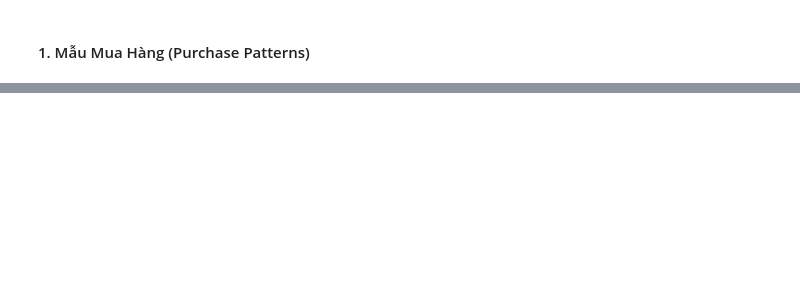
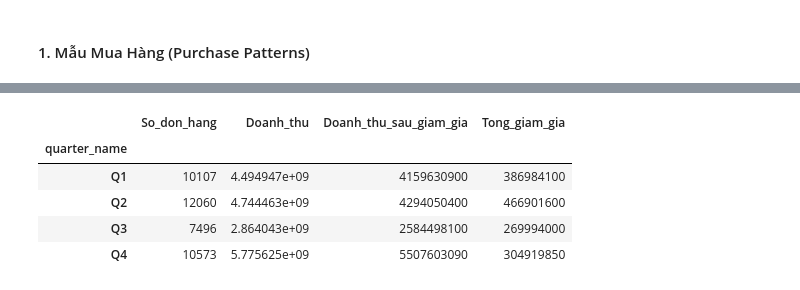
Before and after one commit to LeVanDuy26/Winner_Group_Analytics, a Jupyter notebook: 4.EDA_Gold/2_Customer_Metrics.ipynb, the cells around one changed output, grey strips where cells are left out. Saved outputs shown, nothing was run; the diff lists cells and outputs as text; code cells hidden in the pictures; blank space fills up the shorter version.

```diff
--- a/4.EDA_Gold/2_Customer_Metrics.ipynb
+++ b/4.EDA_Gold/2_Customer_Metrics.ipynb
@@ -414,0 +458,17 @@ orders_patterns = prepare_purchase_patterns_data()
+# %%
+Doanh_thu_theo_quy = df_orders_date.groupby('quarter_name').agg({
+    'order_id' : 'count',
+    'total_price' : 'sum',
+    'total_price_after_sub_discount' : 'sum',
+    'total_discount' : 'sum'
+})
+Doanh_thu_theo_quy.columns = ['So_don_hang', 'Doanh_thu', 'Doanh_thu_sau_giam_gia', 'Tong_giam_gia']
+# %%
+Doanh_thu_theo_quy
+# %% [output]
+|  | So_don_hang | Doanh_thu | Doanh_thu_sau_giam_gia | Tong_giam_gia |
+| quarter_name |  |  |  |  |
+| Q1 | 10107 | 4.494947e+09 | 4159630900 | 386984100 |
+| Q2 | 12060 | 4.744463e+09 | 4294050400 | 466901600 |
+| Q3 | 7496 | 2.864043e+09 | 2584498100 | 269994000 |
+| Q4 | 10573 | 5.775625e+09 | 5507603090 | 304919850 |
```
Also changed, not shown: parts of 9 cells of this notebook, 3 other files.
